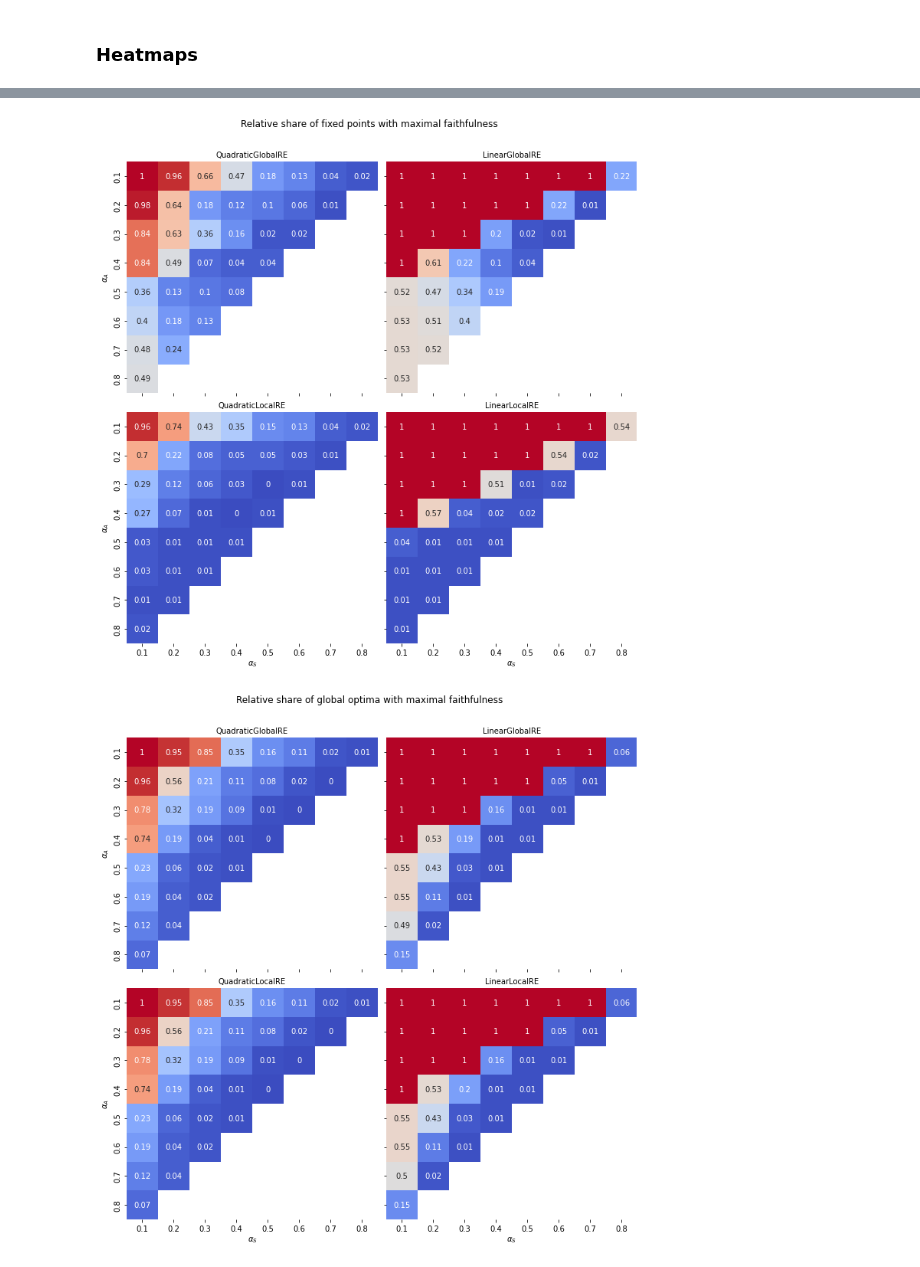
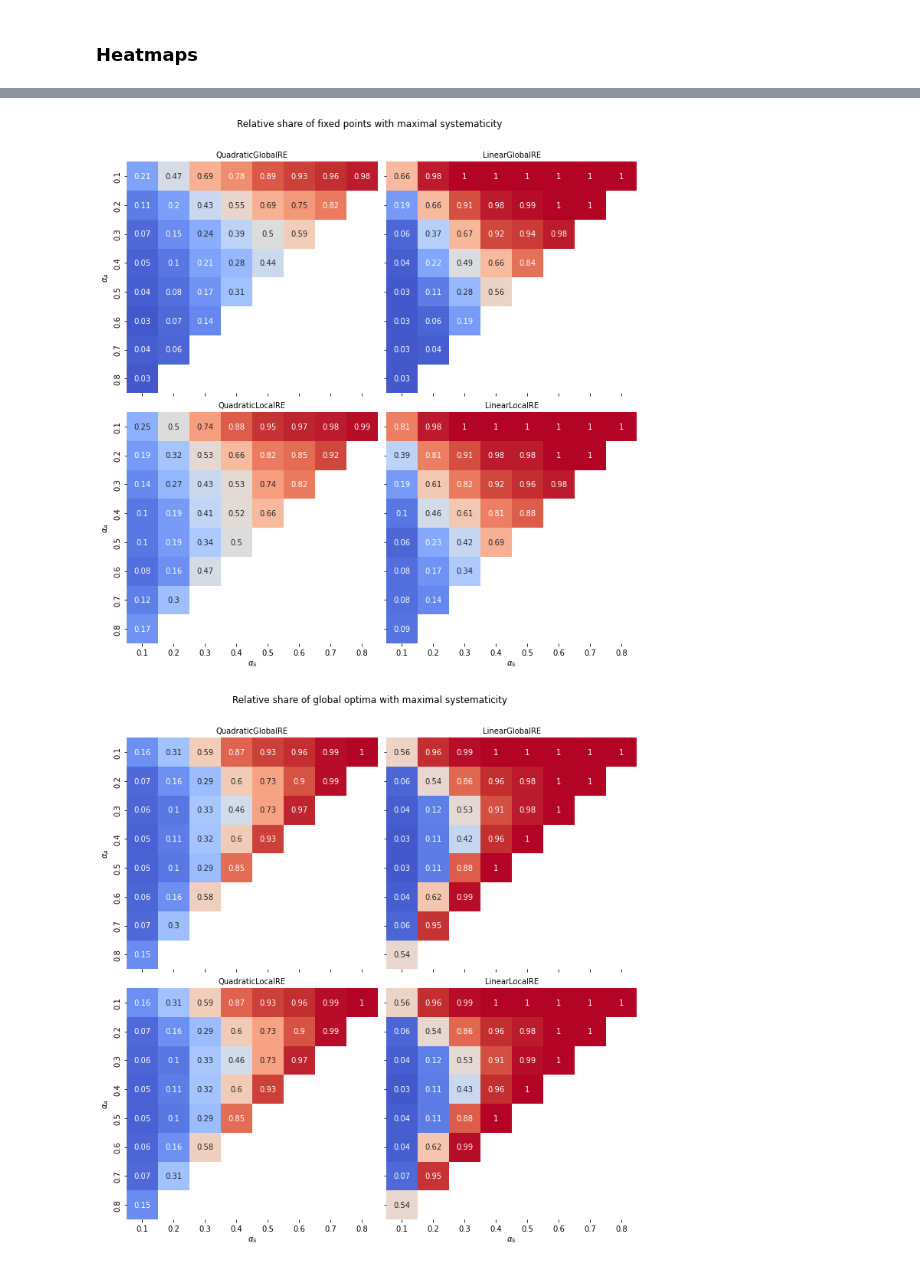
Before and after one commit to re-models/re-technical-report, a Jupyter notebook: notebooks/data_analysis_chapter_extreme_values.ipynb, the cells around one changed output, grey strips where cells are left out. Drawn from its saved outputs; the diff is of its cells as text; code cells hidden in the pictures.

Commit message:
Added plots for extreme values.

```diff
--- a/notebooks/data_analysis_chapter_extreme_values.ipynb
+++ b/notebooks/data_analysis_chapter_extreme_values.ipynb
@@ -509,21 +542,28 @@ new_grouping = ['model_name', 'weight_account','weight_systematicity']
 wdf1 = exploded_go_data[exploded_go_data["go_account"]==1].groupby(new_grouping)["go_account"].size().reset_index()
 wdf1.rename(columns={"go_account":"n_go_max_account"}, inplace=True)
 
+# number of global optima with systematicity = 1
+wdf2 = exploded_go_data[exploded_go_data["go_theory_len"]==1].groupby(new_grouping)["go_theory_len"].size().reset_index()
+wdf2.rename(columns={"go_theory_len":"n_go_max_systematicity"}, inplace=True)
+
 # number of global optima with faithfulness = 1
-wdf2 = exploded_go_data[exploded_go_data["go_faithfulness"]==1].groupby(new_grouping)["go_faithfulness"].size().reset_index()
-wdf2.rename(columns={"go_faithfulness":"n_go_max_faithfulness"}, inplace=True)
+wdf3 = exploded_go_data[exploded_go_data["go_faithfulness"]==1].groupby(new_grouping)["go_faithfulness"].size().reset_index()
+wdf3.rename(columns={"go_faithfulness":"n_go_max_faithfulness"}, inplace=True)
 
 # number of global optima
-wdf3 = exploded_go_data.groupby(new_grouping)["go_account"].size().reset_index()
-wdf3.rename(columns={"go_account":"n_global_optima"}, inplace=True)
+wdf4 = exploded_go_data.groupby(new_grouping)["go_account"].size().reset_index()
+wdf4.rename(columns={"go_account":"n_global_optima"}, inplace=True)
 
 wgo_df = wdf1.join(wdf2.set_index(new_grouping), on=new_grouping)
 wgo_df = wgo_df.join(wdf3.set_index(new_grouping), on=new_grouping)
+wgo_df = wgo_df.join(wdf4.set_index(new_grouping), on=new_grouping)
 
 wgo_df["rel_go_max_account"] = wgo_df["n_go_max_account"]/wgo_df["n_global_optima"]
+wgo_df["rel_go_max_systematicity"] = wgo_df["n_go_max_systematicity"]/wgo_df["n_global_optima"]
 wgo_df["rel_go_max_faithfulness"] = wgo_df["n_go_max_faithfulness"]/wgo_df["n_global_optima"]
 
 wgo_df["rel_go_max_account"] = wgo_df["rel_go_max_account"].astype(float).round(2)
+wgo_df["rel_go_max_systematicity"] = wgo_df["rel_go_max_systematicity"].astype(float).round(2)
 wgo_df["rel_go_max_faithfulness"] = wgo_df["rel_go_max_faithfulness"].astype(float).round(2)
 
 # sort by model name
@@ -550,24 +590,31 @@ wgo_df
 wdf1 = exploded_fp_data[exploded_fp_data["fp_account"]==1].groupby(new_grouping)["fp_account"].size().reset_index()
 wdf1.rename(columns={"fp_account":"n_fp_max_account"}, inplace=True)
 
+# number of fixed points with systematicity = 1
+wdf2 = exploded_fp_data[exploded_fp_data["fp_theory_len"]==1].groupby(new_grouping)["fp_theory_len"].size().reset_index()
+wdf2.rename(columns={"fp_theory_len":"n_fp_max_systematicity"}, inplace=True)
+
 # number of fixed points with faithfulness = 1
-wdf2 = exploded_fp_data[exploded_fp_data["fp_faithfulness"]==1].groupby(new_grouping)["fp_faithfulness"].size().reset_index()
-wdf2.rename(columns={"fp_faithfulness":"n_fp_max_faithfulness"}, inplace=True)
+wdf3 = exploded_fp_data[exploded_fp_data["fp_faithfulness"]==1].groupby(new_grouping)["fp_faithfulness"].size().reset_index()
+wdf3.rename(columns={"fp_faithfulness":"n_fp_max_faithfulness"}, inplace=True)
 
 # number of fixed points
-wdf3 = exploded_fp_data.groupby(new_grouping)["fp_account"].size().reset_index()
-wdf3.rename(columns={"fp_account":"n_fixed_points"}, inplace=True)
+wdf4 = exploded_fp_data.groupby(new_grouping)["fp_account"].size().reset_index()
+wdf4.rename(columns={"fp_account":"n_fixed_points"}, inplace=True)
 
 
 
 wfp_df = wdf1.join(wdf2.set_index(new_grouping), on=new_grouping)
 wfp_df = wfp_df.join(wdf3.set_index(new_grouping), on=new_grouping)
+wfp_df = wfp_df.join(wdf4.set_index(new_grouping), on=new_grouping)
 
 
 wfp_df["rel_fp_max_account"] = wfp_df["n_fp_max_account"]/wfp_df["n_fixed_points"]
+wfp_df["rel_fp_max_systematicity"] = wfp_df["n_fp_max_systematicity"]/wfp_df["n_fixed_points"]
 wfp_df["rel_fp_max_faithfulness"] = wfp_df["n_fp_max_faithfulness"]/wfp_df["n_fixed_points"]
 
 wfp_df["rel_fp_max_account"] = wfp_df["rel_fp_max_account"].astype(float).round(2)
+wfp_df["rel_fp_max_systematicity"] = wfp_df["rel_fp_max_systematicity"].astype(float).round(2)
 wfp_df["rel_fp_max_faithfulness"] = wfp_df["rel_fp_max_faithfulness"].astype(float).round(2)
 
 # sort by model name
@@ -592,24 +639,24 @@ wfp_df
 # %%
 from itertools import product
 # %%
-for measure, endpoint_type in product(["account", "faithfulness"], ["fp", "go"]):
+for measure, endpoint_type in product(["account", "systematicity", "faithfulness"], ["fp", "go"]):
 
     df = wgo_df if endpoint_type == "go" else wfp_df
     endpoint = "global optima" if endpoint_type == "go" else "fixed points"
 
     normalized_heat_maps_by_weights(df,
                                     "rel_{}_max_{}".format(endpoint_type, measure),
                                     "Relative share of {} with maximal {}".format(endpoint, measure),
                                     annot_std = False,
                                     #annot_fmt="{:2.2f}\n"
                                    )
 
     branches = "branches" if analyse_branches else "setups"
 
     if export_results:
         plt.savefig(path.join(figures_output_dir, 'rel_{}_max_{}_{}.png'.format(endpoint_type, measure, branches)), bbox_inches='tight')
 # %% [output]
 [figure]
 [figure]
-[figure, old version]
+[figure, new version]
-[figure, old version]
+[figure, new version]
```
Also changed, not shown: parts of 23 cells of this notebook, 11 other files.
